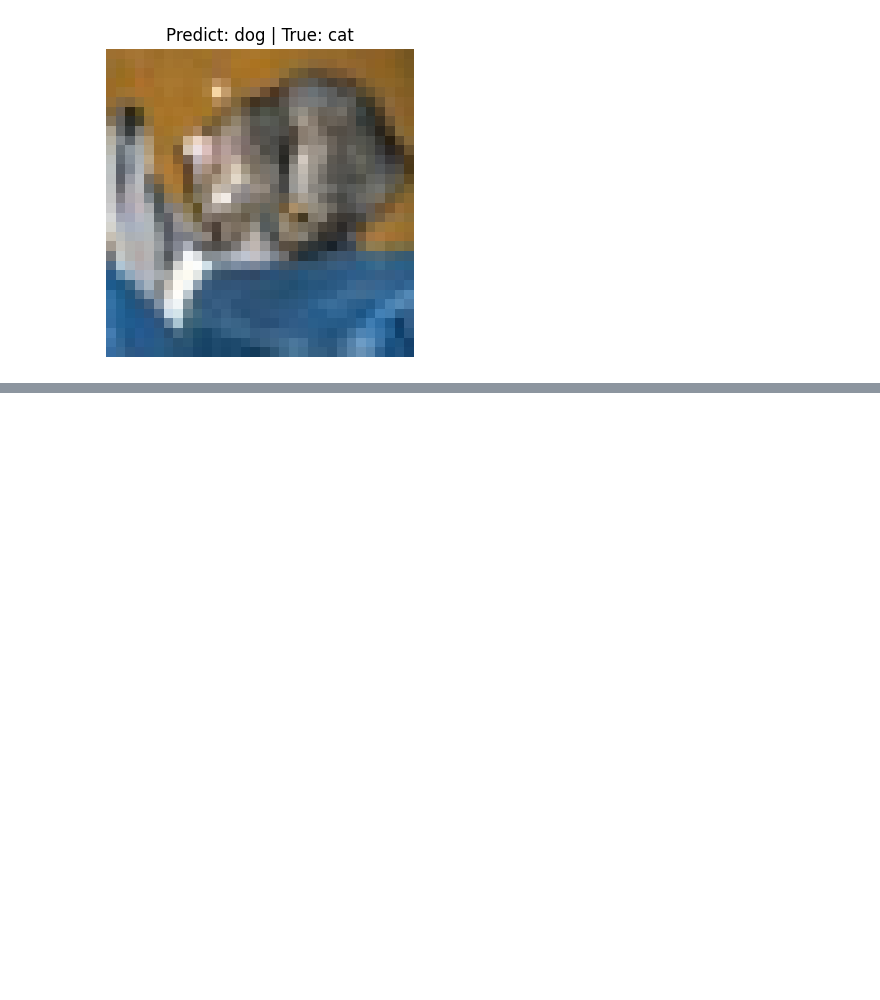
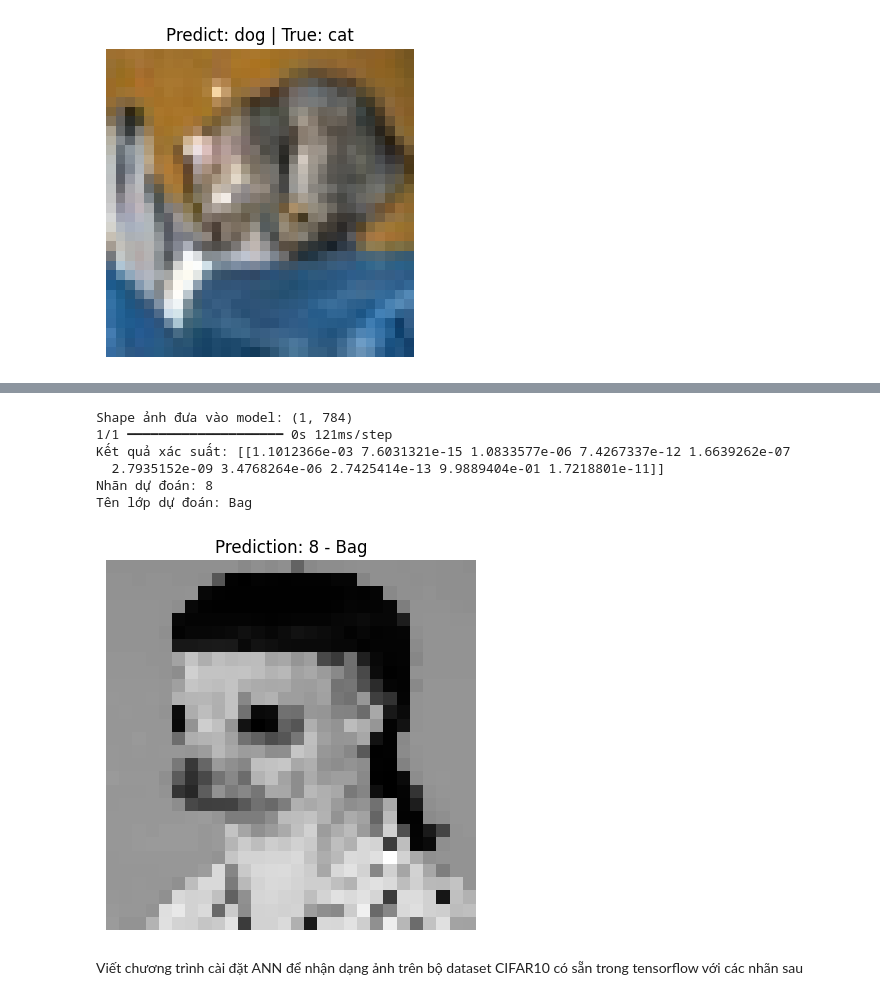
Before and after one commit to I7411/THDeepLearning, a Jupyter notebook: ANN.ipynb, the cells around one changed output, grey strips where cells are left out. Saved outputs shown, nothing was run; the diff lists cells and outputs as text; code cells hidden in the pictures; blank space fills up the shorter version.

Commit message:
Được tạo bằng Colab

```diff
--- a/ANN.ipynb
+++ b/ANN.ipynb
@@ -1216,0 +1571,68 @@ Nhãn thật: 3 - cat
+# %%
+import numpy as np
+import tensorflow as tf
+import matplotlib.pyplot as plt
+
+# Danh sách tên lớp của Fashion MNIST
+class_names = [
+    "T-shirt/top",
+    "Trouser",
+    "Pullover",
+    "Dress",
+    "Coat",
+    "Sandal",
+    "Shirt",
+    "Sneaker",
+    "Bag",
+    "Ankle boot"
+]
+
+# Đường dẫn ảnh sau khi upload lên Colab
+img_path = "/content/a.jpg"
+
+# Kích thước ảnh Fashion MNIST
+img_size = (28, 28)
+
+# Load ảnh grayscale và resize về 28x28
+img = tf.keras.preprocessing.image.load_img(
+    img_path,
+    color_mode="grayscale",
+    target_size=img_size
+)
+
+# Chuyển ảnh thành array
+img_array = tf.keras.preprocessing.image.img_to_array(img)
+
+# Đưa pixel về [0, 1]
+img_array = img_array.astype("float32") / 255.0
+
+# Vì model ANN nhận input dạng 784 chiều
+img_array = img_array.reshape(1, 28 * 28)
+
+print("Shape ảnh đưa vào model:", img_array.shape)
+
+# Dự đoán
+img_predict = fashion_model.predict(img_array)
+
+print("Kết quả xác suất:", img_predict)
+
+score = np.argmax(img_predict)
+
+print("Nhãn dự đoán:", score)
+print("Tên lớp dự đoán:", class_names[score])
+
+# Hiển thị ảnh
+plt.imshow(img_array.reshape(28, 28), cmap="gray")
+plt.title(f"Prediction: {score} - {class_names[score]}")
+plt.axis("off")
+plt.show()
+# %% [output]
+Shape ảnh đưa vào model: (1, 784)
+1/1 ━━━━━━━━━━━━━━━━━━━━ 0s 121ms/step
+Kết quả xác suất: [[1.1012366e-03 7.6031321e-15 1.0833577e-06 7.4267337e-12 1.6639262e-07
+  2.7935152e-09 3.4768264e-06 2.7425414e-13 9.9889404e-01 1.7218801e-11]]
+Nhãn dự đoán: 8
+Tên lớp dự đoán: Bag
+[figure, added]
+# %% [markdown]
+Viết chương trình cài đặt ANN để nhận dạng ảnh trên bộ dataset CIFAR10 có sẵn trong tensorflow với các nhãn sau
```
Also changed, not shown: parts of 44 cells of this notebook.
